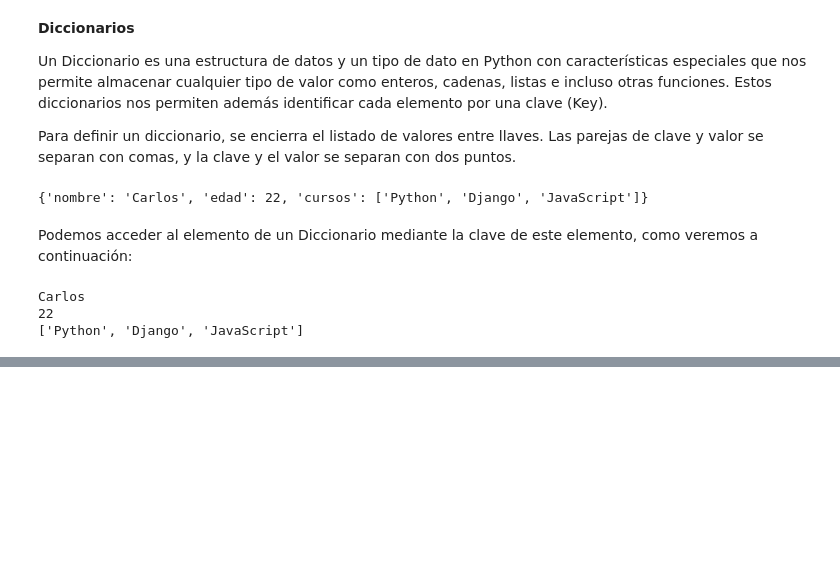
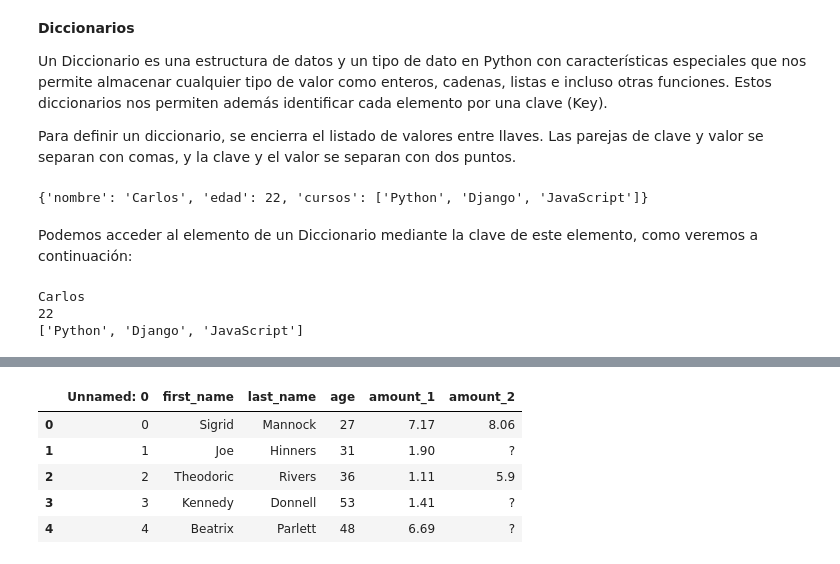
Before and after one commit to Oscar19922017/Ciencia-de-Datos, a Jupyter notebook: Introduccion_Python_2020.ipynb, the cells around one changed output, grey strips where cells are left out. Drawn from its saved outputs; the diff is of its cells as text; code cells hidden in the pictures; blank space fills up the shorter version.

```diff
--- a/Introduccion_Python_2020.ipynb
+++ b/Introduccion_Python_2020.ipynb
@@ -386,0 +619,11 @@ Carlos
+# %%
+# Importar Excle xlsx
+df = pd.read_excel(r'example.xlsx', sheet_name='example')
+df.head(5)
+# %% [output]
+|  | Unnamed: 0 | first_name | last_name | age | amount_1 | amount_2 |
+| 0 | 0 | Sigrid | Mannock | 27 | 7.17 | 8.06 |
+| 1 | 1 | Joe | Hinners | 31 | 1.90 | ? |
+| 2 | 2 | Theodoric | Rivers | 36 | 1.11 | 5.9 |
+| 3 | 3 | Kennedy | Donnell | 53 | 1.41 | ? |
+| 4 | 4 | Beatrix | Parlett | 48 | 6.69 | ? |
```
Also changed, not shown: parts of 35 cells of this notebook.
